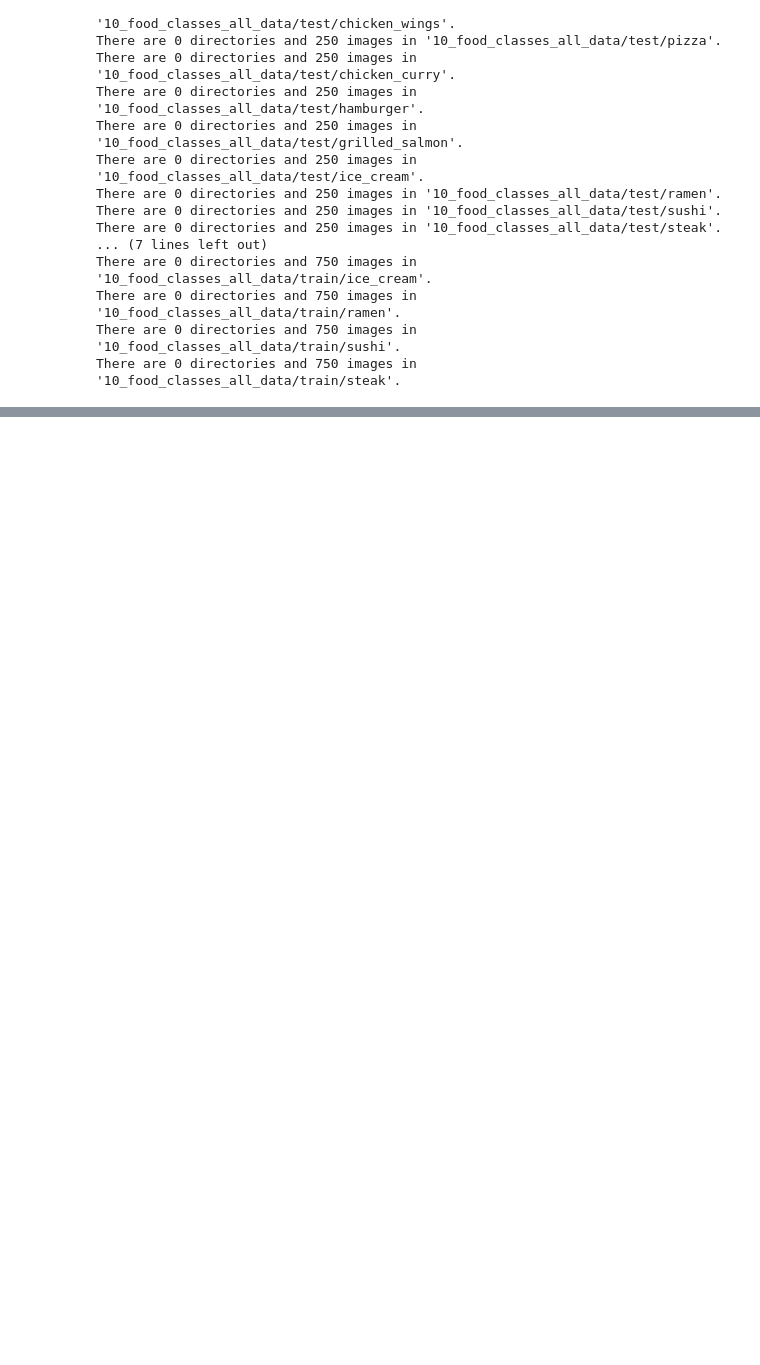
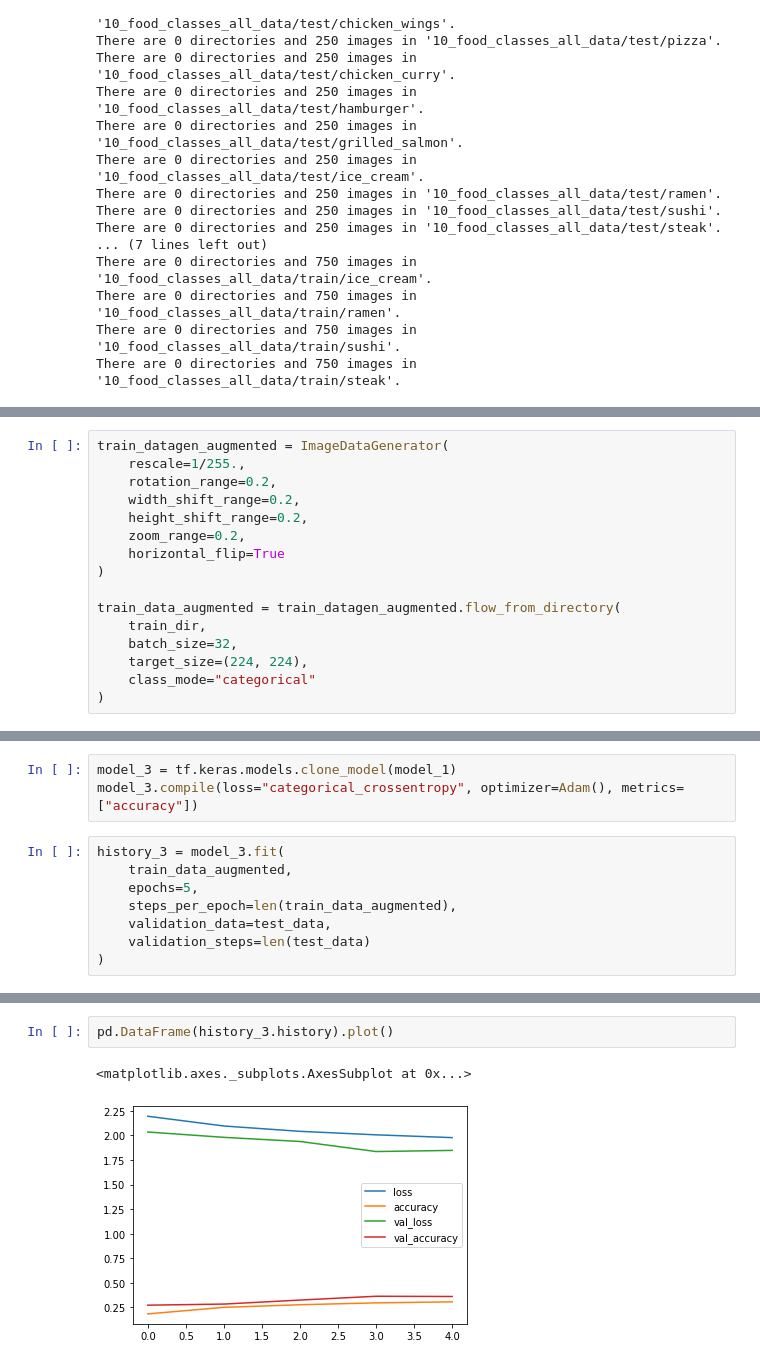
Before and after one commit to eman-kom/TensorFlow-Fundamentals, a Jupyter notebook: 05_multi_class_classification.ipynb, the cells around one changed output, grey strips where cells are left out. Cells and saved outputs as stored; diff of their text form; blank space fills up the shorter version.

```diff
--- a/05_multi_class_classification.ipynb
+++ b/05_multi_class_classification.ipynb
@@ -44,0 +191,16 @@ There are 0 directories and 750 images in '10_food_classes_all_data/train/steak'
+# %%
+train_datagen_augmented = ImageDataGenerator(
+    rescale=1/255.,
+    rotation_range=0.2,
+    width_shift_range=0.2,
+    height_shift_range=0.2,
+    zoom_range=0.2,
+    horizontal_flip=True
+)
+
+train_data_augmented = train_datagen_augmented.flow_from_directory(
+    train_dir,
+    batch_size=32,
+    target_size=(224, 224),
+    class_mode="categorical"
+)
@@ -44,0 +209,11 @@ There are 0 directories and 750 images in '10_food_classes_all_data/train/steak'
+# %%
+model_3 = tf.keras.models.clone_model(model_1)
+model_3.compile(loss="categorical_crossentropy", optimizer=Adam(), metrics=["accuracy"])
+# %%
+history_3 = model_3.fit(
+    train_data_augmented,
+    epochs=5,
+    steps_per_epoch=len(train_data_augmented),
+    validation_data=test_data,
+    validation_steps=len(test_data)
+)
@@ -44,0 +236,5 @@ There are 0 directories and 750 images in '10_food_classes_all_data/train/steak'
+# %%
+pd.DataFrame(history_3.history).plot()
+# %% [output]
+<matplotlib.axes._subplots.AxesSubplot at 0x...>
+[figure, added]
```
Also changed, not shown: parts of 17 cells of this notebook.
